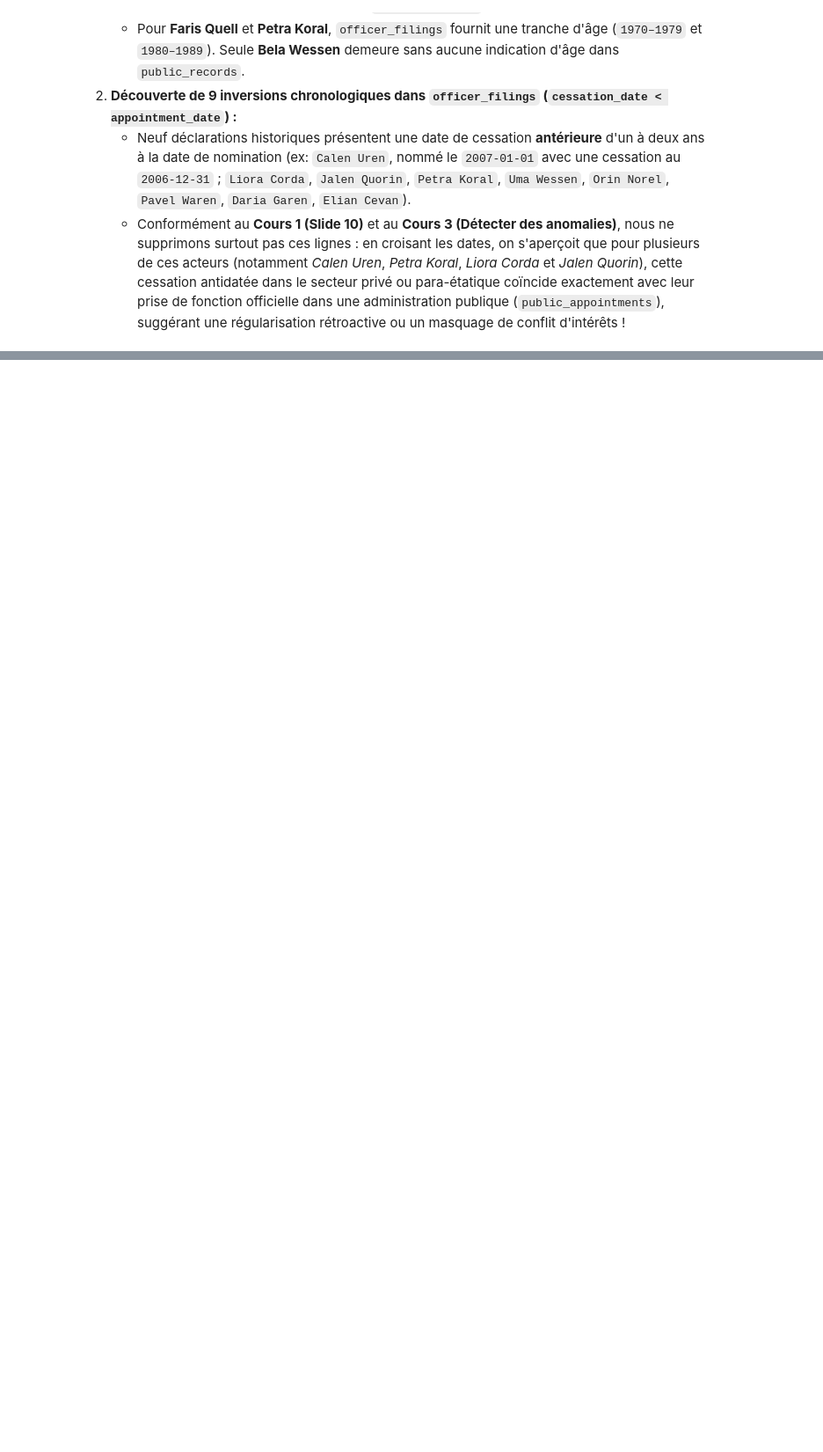
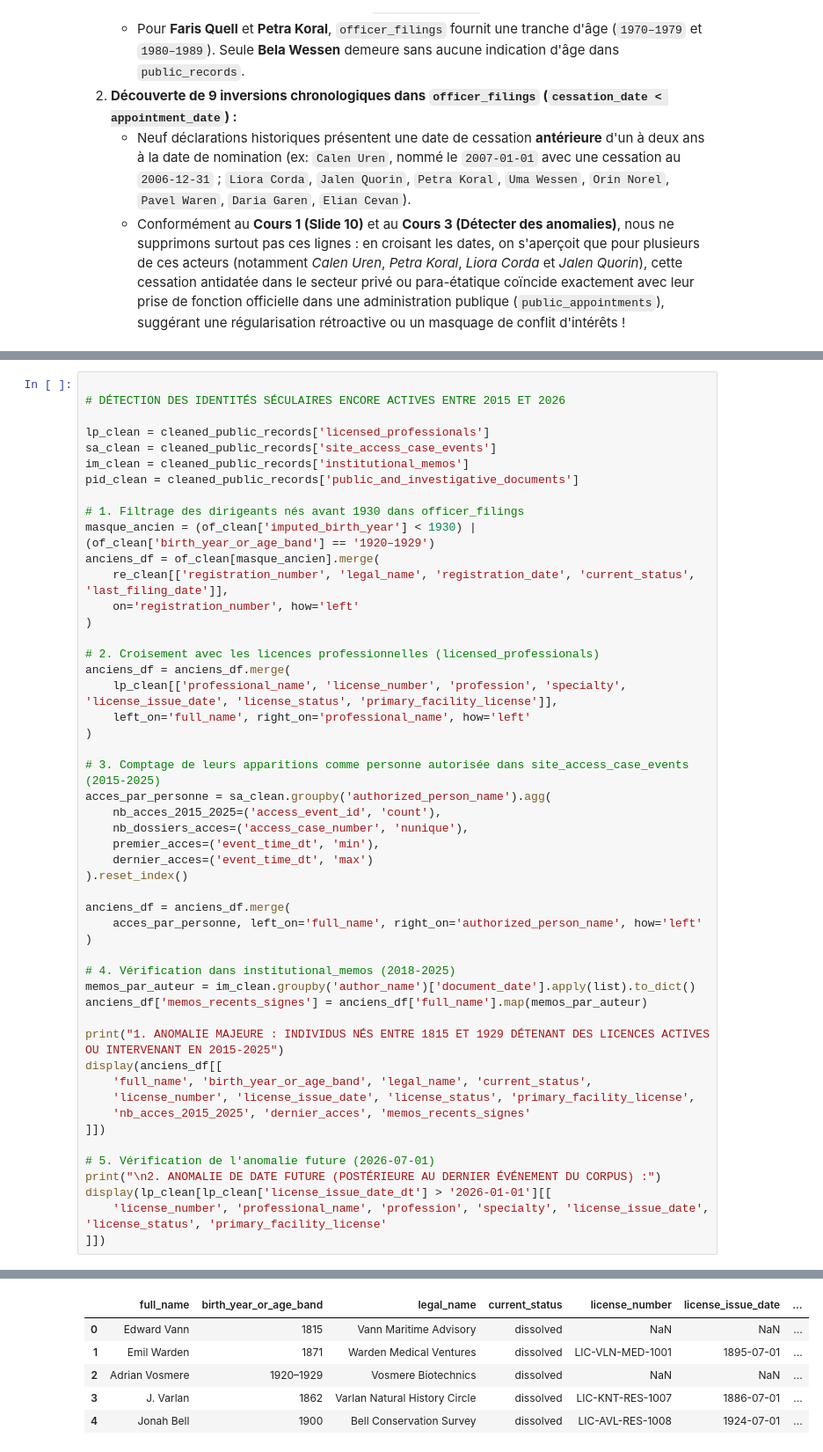
Before and after one commit to YasminaABBAS/20262027-UE-DataMining-Groupe10, a Jupyter notebook: Base_notebook_to_complete-checkpoint.ipynb, the cells around one changed output, grey strips where cells are left out. Shown at 88% size. Drawn from its saved outputs; the diff is of its cells as text; blank space fills up the shorter version.

```diff
--- a/Base_notebook_to_complete-checkpoint.ipynb
+++ b/Base_notebook_to_complete-checkpoint.ipynb
@@ -970,0 +1075,51 @@ L'exécution de notre pipeline de nettoyage et de contrôle logique révèle tro
+# %%
+
+# DÉTECTION DES IDENTITÉS SÉCULAIRES ENCORE ACTIVES ENTRE 2015 ET 2026
+
+lp_clean = cleaned_public_records['licensed_professionals']
+sa_clean = cleaned_public_records['site_access_case_events']
+im_clean = cleaned_public_records['institutional_memos']
+pid_clean = cleaned_public_records['public_and_investigative_documents']
+
+# 1. Filtrage des dirigeants nés avant 1930 dans officer_filings
+masque_ancien = (of_clean['imputed_birth_year'] < 1930) | (of_clean['birth_year_or_age_band'] == '1920–1929')
+anciens_df = of_clean[masque_ancien].merge(
+    re_clean[['registration_number', 'legal_name', 'registration_date', 'current_status', 'last_filing_date']],
+    on='registration_number', how='left'
+)
+
+# 2. Croisement avec les licences professionnelles (licensed_professionals)
+anciens_df = anciens_df.merge(
+    lp_clean[['professional_name', 'license_number', 'profession', 'specialty', 'license_issue_date', 'license_status', 'primary_facility_license']],
+    left_on='full_name', right_on='professional_name', how='left'
+)
+
+# 3. Comptage de leurs apparitions comme personne autorisée dans site_access_case_events (2015-2025)
+acces_par_personne = sa_clean.groupby('authorized_person_name').agg(
+    nb_acces_2015_2025=('access_event_id', 'count'),
+    nb_dossiers_acces=('access_case_number', 'nunique'),
+    premier_acces=('event_time_dt', 'min'),
+    dernier_acces=('event_time_dt', 'max')
+).reset_index()
+
+anciens_df = anciens_df.merge(
+    acces_par_personne, left_on='full_name', right_on='authorized_person_name', how='left'
+)
+
+# 4. Vérification dans institutional_memos (2018-2025)
+memos_par_auteur = im_clean.groupby('author_name')['document_date'].apply(list).to_dict()
+anciens_df['memos_recents_signes'] = anciens_df['full_name'].map(memos_par_auteur)
+
+print("1. ANOMALIE MAJEURE : INDIVIDUS NÉS ENTRE 1815 ET 1929 DÉTENANT DES LICENCES ACTIVES OU INTERVENANT EN 2015-2025")
+display(anciens_df[[
+    'full_name', 'birth_year_or_age_band', 'legal_name', 'current_status',
+    'license_number', 'license_issue_date', 'license_status', 'primary_facility_license',
+    'nb_acces_2015_2025', 'dernier_acces', 'memos_recents_signes'
+]])
+
+# 5. Vérification de l'anomalie future (2026-07-01)
+print("\n2. ANOMALIE DE DATE FUTURE (POSTÉRIEURE AU DERNIER ÉVÉNEMENT DU CORPUS) :")
+display(lp_clean[lp_clean['license_issue_date_dt'] > '2026-01-01'][[
+    'license_number', 'professional_name', 'profession', 'specialty', 'license_issue_date', 'license_status', 'primary_facility_license'
+]])
+# %% [output]
@@ -970,0 +1127,6 @@ L'exécution de notre pipeline de nettoyage et de contrôle logique révèle tro
+|  | full_name | birth_year_or_age_band | legal_name | current_status | license_number | license_issue_date | ... |
+| 0 | Edward Vann | 1815 | Vann Maritime Advisory | dissolved | NaN | NaN | ... |
+| 1 | Emil Warden | 1871 | Warden Medical Ventures | dissolved | LIC-VLN-MED-1001 | 1895-07-01 | ... |
+| 2 | Adrian Vosmere | 1920–1929 | Vosmere Biotechnics | dissolved | NaN | NaN | ... |
+| 3 | J. Varlan | 1862 | Varlan Natural History Circle | dissolved | LIC-KNT-RES-1007 | 1886-07-01 | ... |
+| 4 | Jonah Bell | 1900 | Bell Conservation Survey | dissolved | LIC-AVL-RES-1008 | 1924-07-01 | ... |
```
Also changed, not shown: parts of 26 cells of this notebook.
